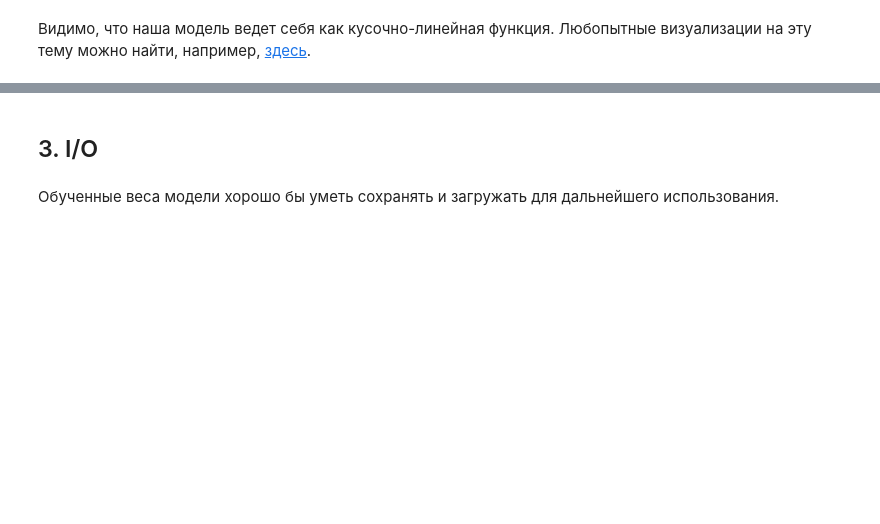
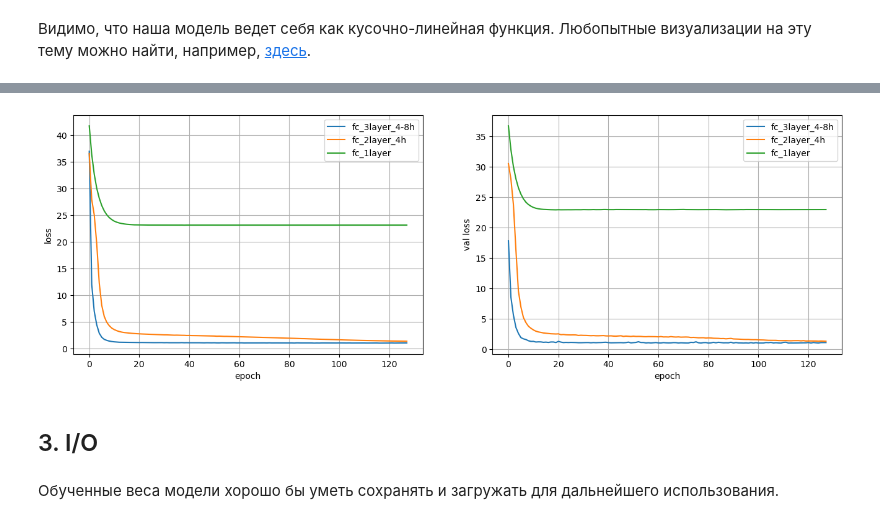
Before and after one commit to VityaVitalich/DL_in_NLP, a Jupyter notebook: seminars/seminar02_neuralnet.ipynb, the cells around one changed output, grey strips where cells are left out. Cells and saved outputs as stored; diff of their text form; code cells hidden in the pictures; blank space fills up the shorter version.

```diff
--- a/seminars/seminar02_neuralnet.ipynb
+++ b/seminars/seminar02_neuralnet.ipynb
@@ -105,3 +125,4 @@ dataset[100]
 # %%
 for x in dataset:
     print(x)
+    break
@@ -313,0 +453,2 @@ torch_mse_loss(ys_true, ys_pred)
+# %%
+loss = torch.nn.MSELoss(reduction='none')
@@ -448,7 +603,6 @@ from torch.nn import ReLU
 # %% [markdown]
 **Задание**: соберите сеть из двух полносвязных слоев размерами (1, 4) и (4, 1); добавьте между слоями нелинейность ReLU.
 # %%
-
 class MegaModel(torch.nn.Module):
 
     def __init__(self, in_dim, hidden_dim, out_dim):
@@ -460,12 +614,14 @@ class MegaModel(torch.nn.Module):
             CustomLinear(hidden_dim, out_dim)
         )
 
-    def forward(self, x):
+    def forward(self, x): # model(x) -> out of model
         return self.net(x)
 
 # YOUR CODE HERE
 
-model = ...
+# one object (feature size 1) -> feature size 4 -> out of size 1
+
+model = MegaModel(1, 4, 1)
 # END OF YOUR CODE
 # %%
 for p in model.parameters():
@@ -569,3 +812,38 @@ plt.show()
+# %%
+optimizer = torch.optim.SGD(model.parameters(), lr=lr)
+
+losses = []
+val_losses = []
+for epoch in tqdm.trange(num_epochs):
+    loss = train_epoch(model, train_dataloader, optimizer, loss_fn, epoch)
+    losses.append(loss)
+
+    val_loss, preds = val_epoch(model, val_dataloader, loss_fn)
+    val_losses.append(val_loss)
+# %%
+plt.figure(figsize=(16, 5))
+
+plt.subplot(1, 2, 1)
+plt.plot(losses, label="fc_3layer_4-8h")
+plt.plot(fc_2layer_4h_train_losses, label="fc_2layer_4h")
+plt.plot(fc_1layer_train_losses, label="fc_1layer")
+plt.grid(True)
+plt.legend()
+plt.xlabel("epoch")
+plt.ylabel("loss")
+
+plt.subplot(1, 2, 2)
+plt.plot(val_losses, label="fc_3layer_4-8h")
+plt.plot(fc_2layer_4h_val_losses, label="fc_2layer_4h")
+plt.plot(fc_1layer_val_losses, label="fc_1layer")
+plt.grid(True)
+plt.legend()
+plt.xlabel("epoch")
+plt.ylabel("val loss")
+
+plt.show()
+# %% [output]
+[figure, added]
 # %% [markdown]
 ## 3. I/O
 # %% [markdown]
```
Also changed, not shown: parts of 54 cells of this notebook.
